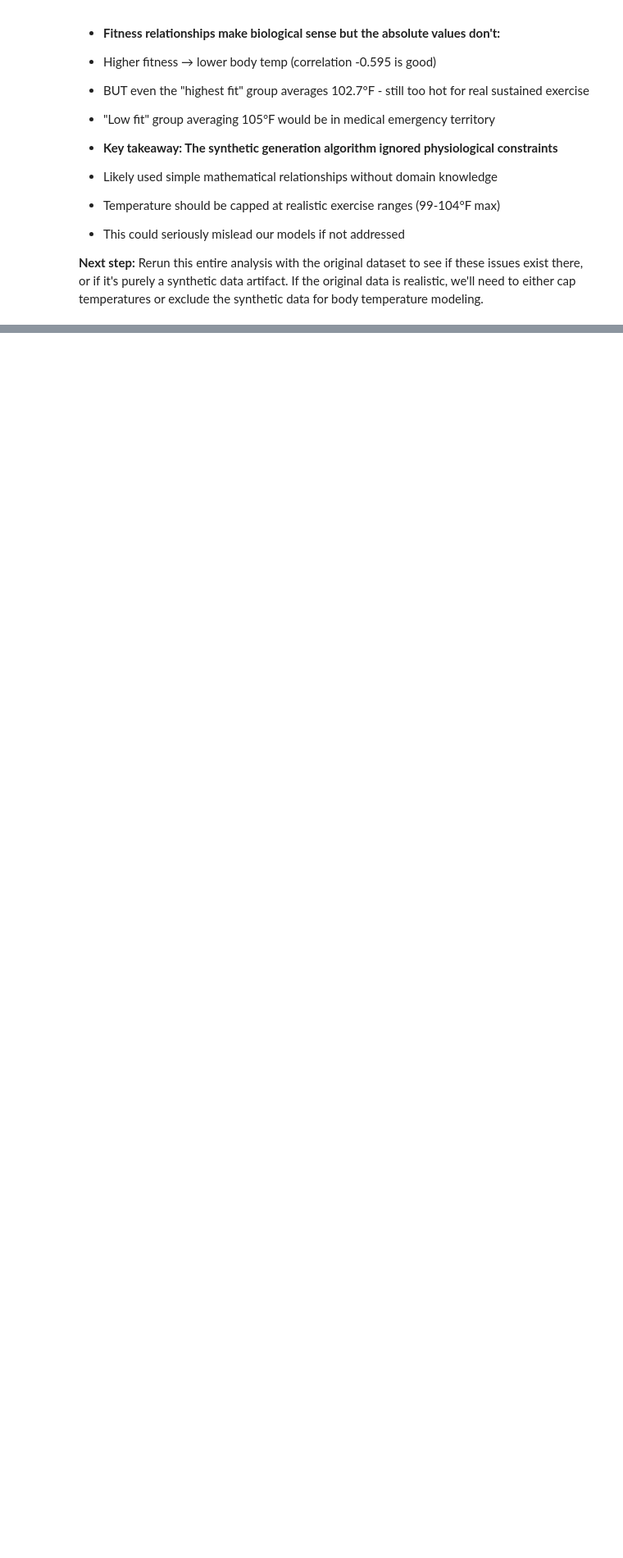
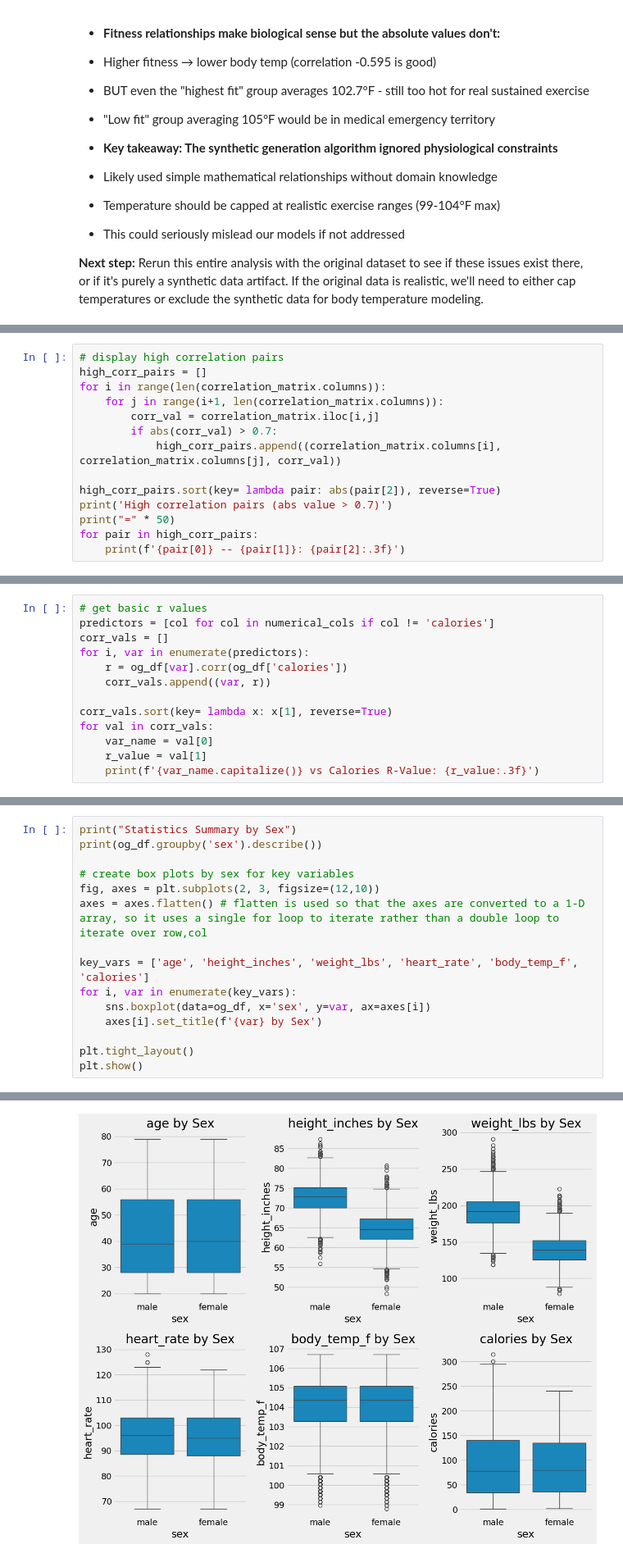
Before and after one commit to ashton-berret/calorie-expenditure-prediction, a Jupyter notebook: notebooks/01_data_exploration.ipynb, the cells around one changed output, grey strips where cells are left out. Shown at 82% size. Saved outputs shown, nothing was run; the diff lists cells and outputs as text; blank space fills up the shorter version.

```diff
--- a/notebooks/01_data_exploration.ipynb
+++ b/notebooks/01_data_exploration.ipynb
@@ -594,0 +801,14 @@ High Fit:
+# %%
+# display high correlation pairs
+high_corr_pairs = []
+for i in range(len(correlation_matrix.columns)):
+    for j in range(i+1, len(correlation_matrix.columns)):
+        corr_val = correlation_matrix.iloc[i,j]
+        if abs(corr_val) > 0.7:
+            high_corr_pairs.append((correlation_matrix.columns[i], correlation_matrix.columns[j], corr_val))
+
+high_corr_pairs.sort(key= lambda pair: abs(pair[2]), reverse=True)
+print('High correlation pairs (abs value > 0.7)')
+print("=" * 50)
+for pair in high_corr_pairs:
+    print(f'{pair[0]} -- {pair[1]}: {pair[2]:.3f}')
@@ -594,0 +827,13 @@ High Fit:
+# %%
+# get basic r values
+predictors = [col for col in numerical_cols if col != 'calories']
+corr_vals = []
+for i, var in enumerate(predictors):
+    r = og_df[var].corr(og_df['calories'])
+    corr_vals.append((var, r))
+
+corr_vals.sort(key= lambda x: x[1], reverse=True)
+for val in corr_vals:
+    var_name = val[0]
+    r_value = val[1]
+    print(f'{var_name.capitalize()} vs Calories R-Value: {r_value:.3f}')
@@ -594,0 +849,16 @@ High Fit:
+# %%
+print("Statistics Summary by Sex")
+print(og_df.groupby('sex').describe())
+
+# create box plots by sex for key variables
+fig, axes = plt.subplots(2, 3, figsize=(12,10))
+axes = axes.flatten() # flatten is used so that the axes are converted to a 1-D array, so it uses a single for loop to iterate rather than a double loop to iterate over row,col
+
+key_vars = ['age', 'height_inches', 'weight_lbs', 'heart_rate', 'body_temp_f', 'calories']
+for i, var in enumerate(key_vars):
+    sns.boxplot(data=og_df, x='sex', y=var, ax=axes[i])
+    axes[i].set_title(f'{var} by Sex')
+
+plt.tight_layout()
+plt.show()
+# %% [output]
@@ -594,0 +885 @@ High Fit:
+[figure, added]
```
Also changed, not shown: parts of 31 cells of this notebook, 2 other files.
